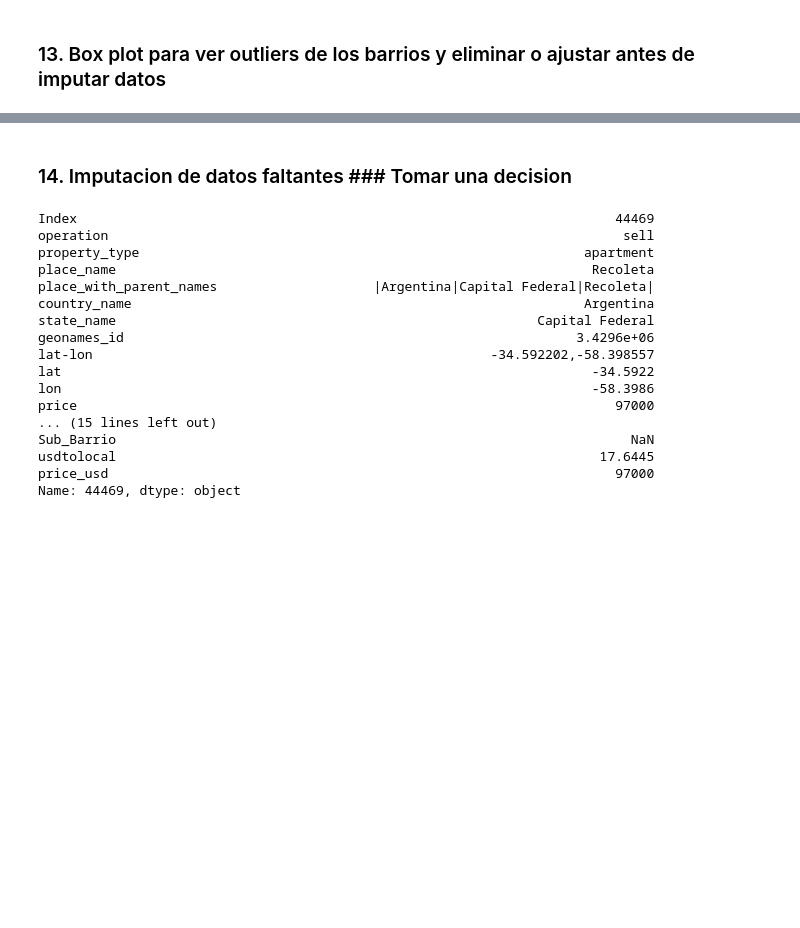
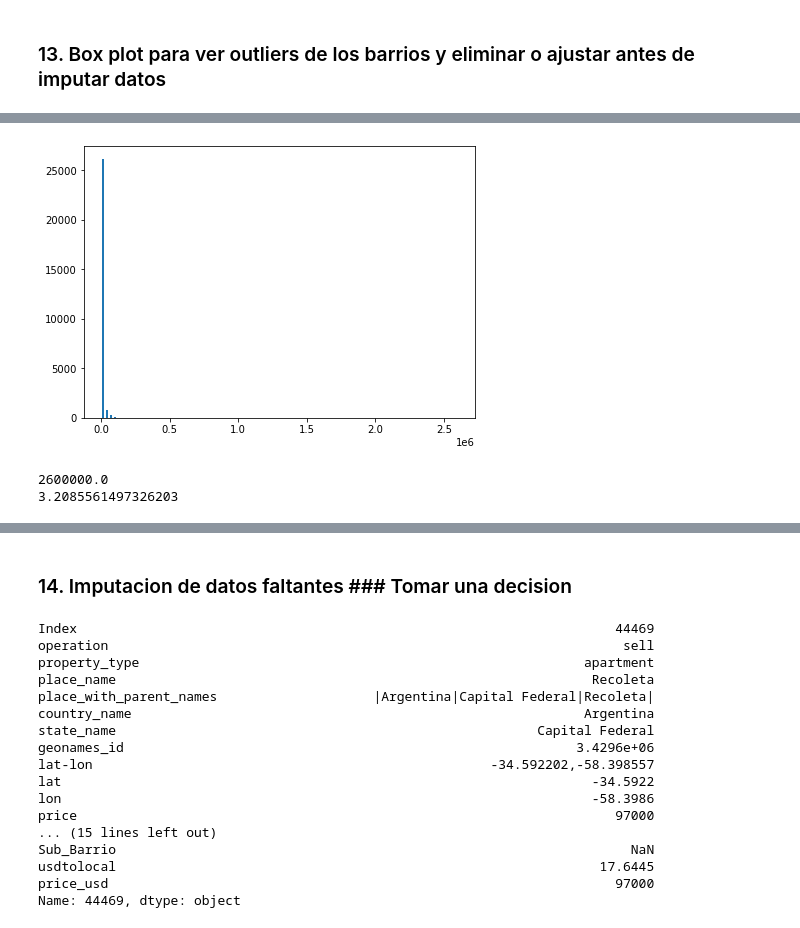
Before and after one commit to nachommm/desafio1, a Jupyter notebook: TP1backup.ipynb, the cells around one changed output, grey strips where cells are left out. Drawn from its saved outputs; the diff is of its cells as text; code cells hidden in the pictures; blank space fills up the shorter version.

```diff
--- a/TP1backup.ipynb
+++ b/TP1backup.ipynb
@@ -811,0 +821,26 @@ barrio_group.price_per_m2.describe()
+# %%
+#Ver cuales outliers de cada barrio y analizar el desvio ANTES de impurtar los mt2 promedio por barrio
+
+# Primero se puede dibujar un histograma de un barrio para entender su distribución.
+import matplotlib
+from matplotlib import pyplot as plt
+%matplotlib inline
+matplotlib.rcParams['figure.figsize'] = (7,5)
+
+## Al PRINCIOPIO LO ARME PARA UN SOLO BARRIO.
+# barrio_mask = data_caba_barrios['Barrio'] == "Villa Devoto"
+# barrio_villadevoto = data_caba_barrios.loc[barrio_mask, :]
+# CONVERTI A ENTERO EL PRECIO, pense que tenia algun problema tratando como FLOAT.-
+# barrio_villadevoto_m2 = barrio_villadevoto.price_per_m2.fillna(0).astype(np.int64)
+
+plt.hist(data_caba_barrios.price_per_m2, bins=90, rwidth=0.6)
+plt.xlabel = 'Precio x M2'
+plt.ylabel = 'Count'
+plt.show()
+
+print(data_caba_barrios.price_per_m2.max())
+print(data_caba_barrios.price_per_m2.min())
+# %% [output]
+[figure, added]
+2600000.0
+3.2085561497326203
```
Also changed, not shown: parts of 4 cells of this notebook.
